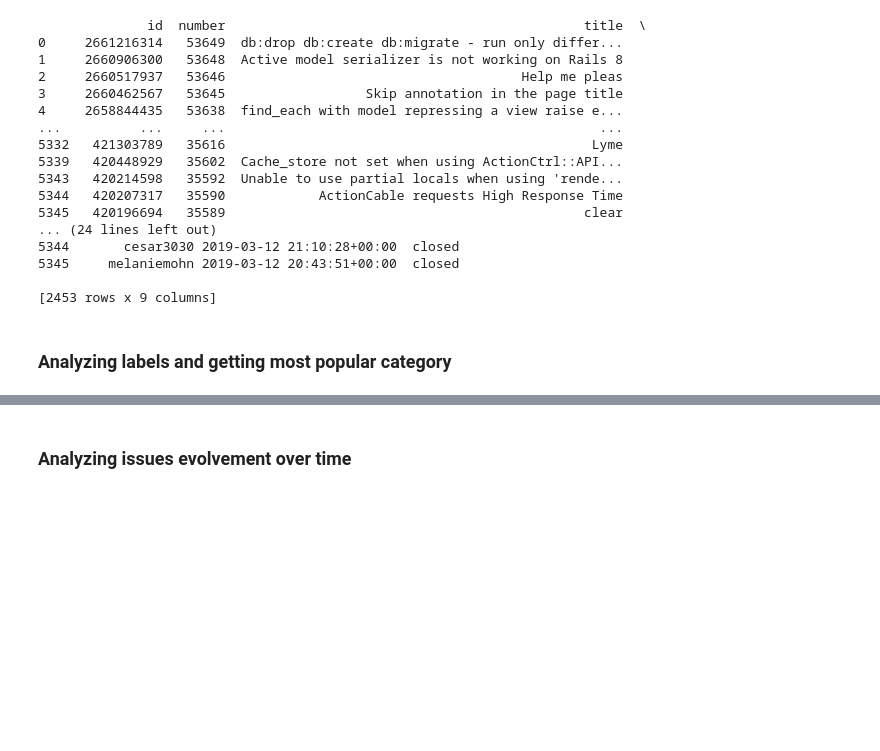
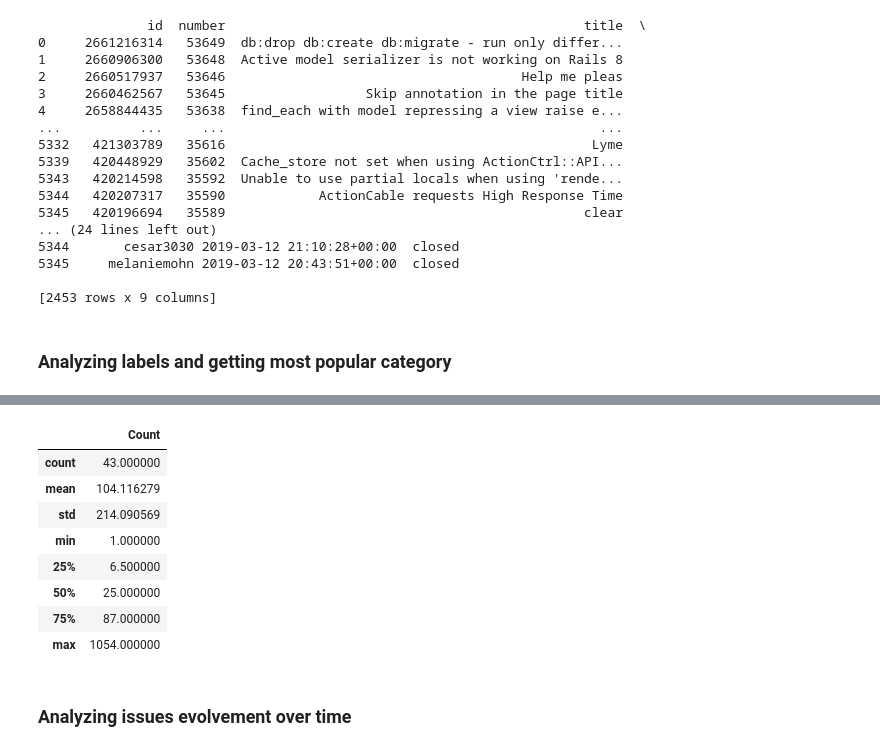
Before and after one commit to yazanj082/rails-issues-analysis, a Jupyter notebook: scripts/data_analysis.ipynb, the cells around one changed output, grey strips where cells are left out. Saved outputs shown, nothing was run; the diff lists cells and outputs as text; code cells hidden in the pictures; blank space fills up the shorter version.

```diff
--- a/scripts/data_analysis.ipynb
+++ b/scripts/data_analysis.ipynb
@@ -104,3 +140,15 @@ plt.show()
+# %%
+label_counts_df.describe()
+# %% [output]
+|  | Count |
+| count | 43.000000 |
+| mean | 104.116279 |
+| std | 214.090569 |
+| min | 1.000000 |
+| 25% | 6.500000 |
+| 50% | 25.000000 |
+| 75% | 87.000000 |
+| max | 1054.000000 |
 # %% [markdown]
 <h3>Analyzing issues evolvement over time</h3>
 # %%
```
Also changed, not shown: parts of 3 cells of this notebook, 4 other files.
